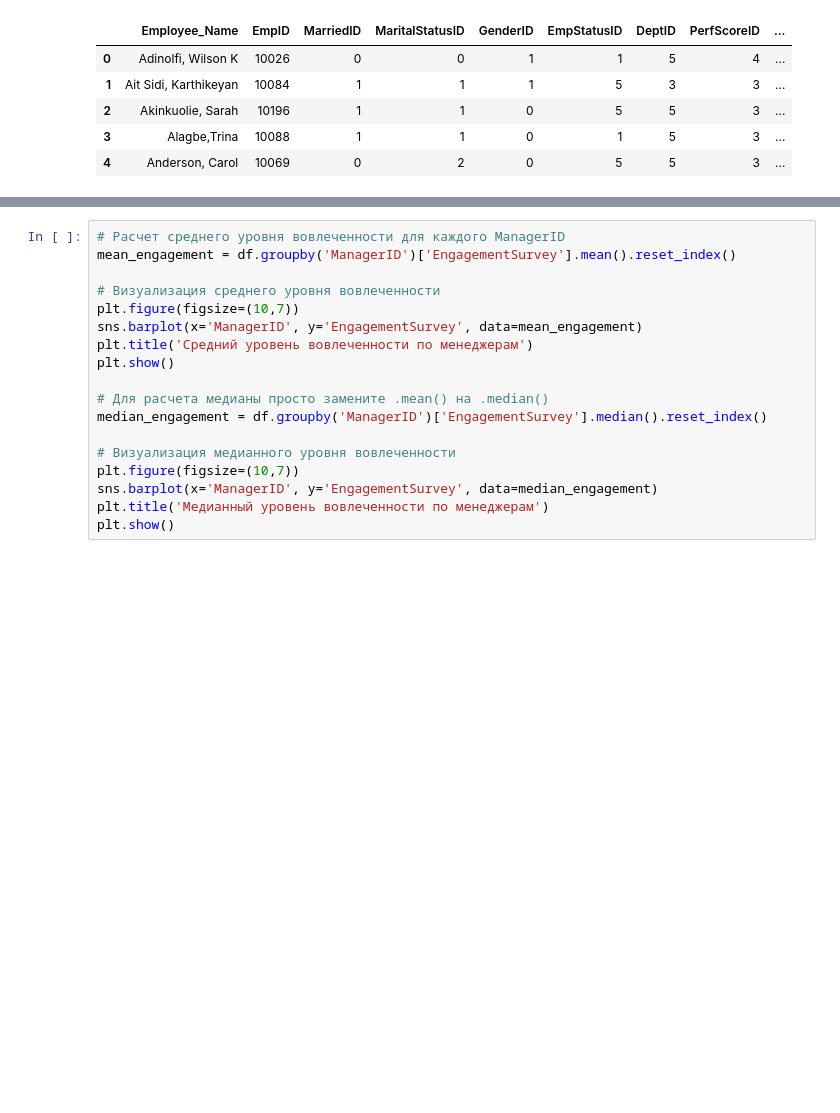
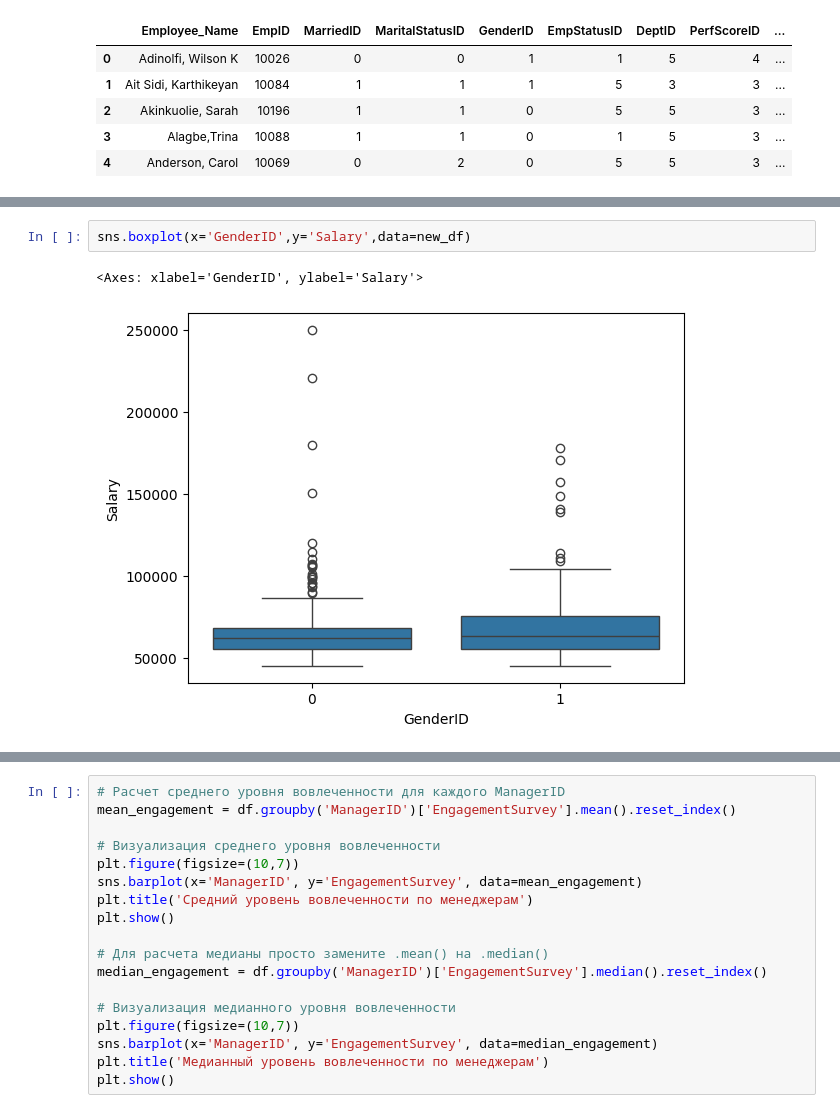
Before and after one commit to Asix27/data-analysis, a Jupyter notebook: Human.ipynb, the cells around one changed output, grey strips where cells are left out. Cells and saved outputs as stored; diff of their text form; blank space fills up the shorter version.

```diff
--- a/Human.ipynb
+++ b/Human.ipynb
@@ -121 +121,6 @@ plt.show()
+# %%
+sns.boxplot(x='GenderID',y='Salary',data=new_df)
+# %% [output]
+<Axes: xlabel='GenderID', ylabel='Salary'>
+[figure, added]
 # %%
```
Also changed, not shown: parts of 18 cells of this notebook, 1 other file.
